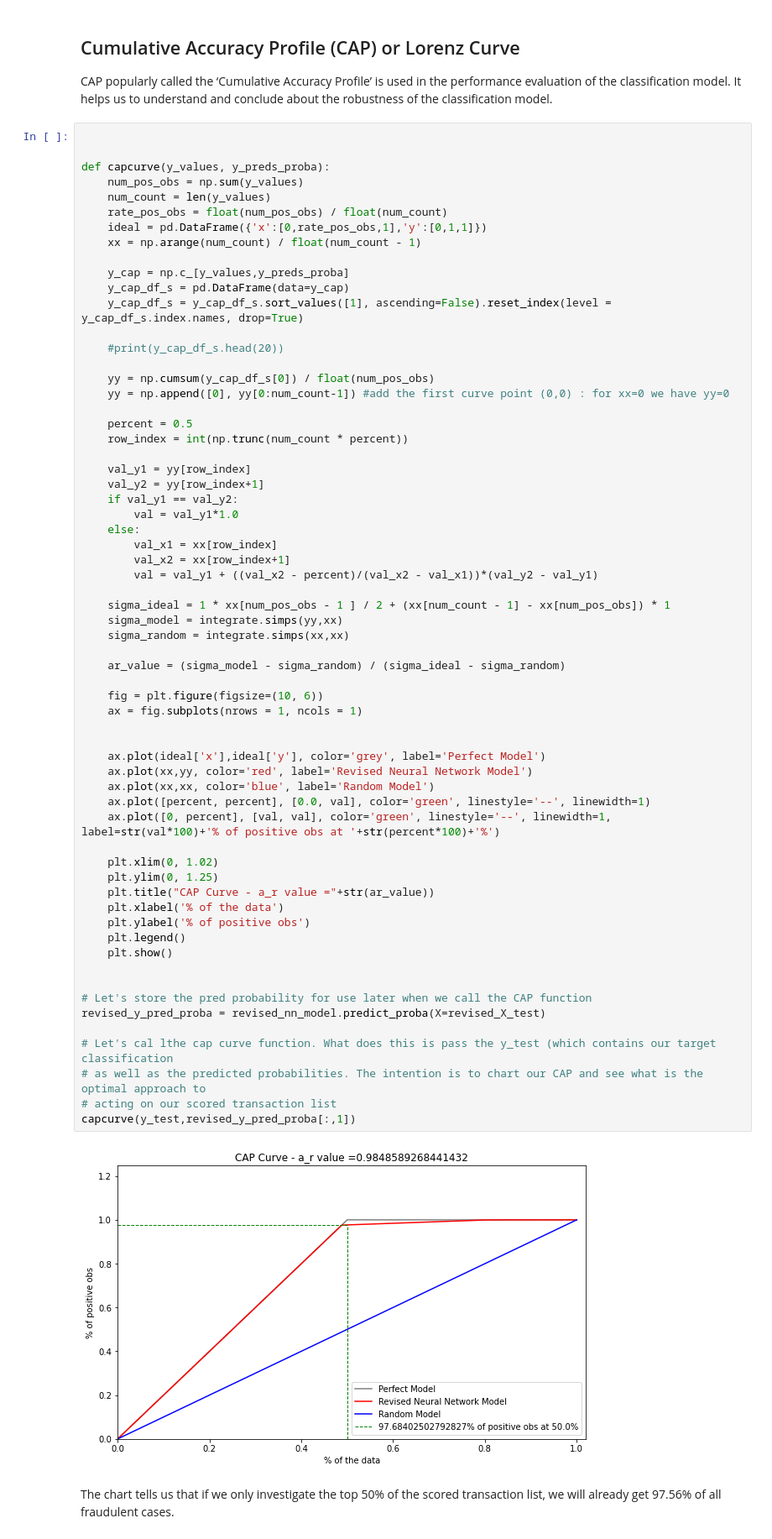
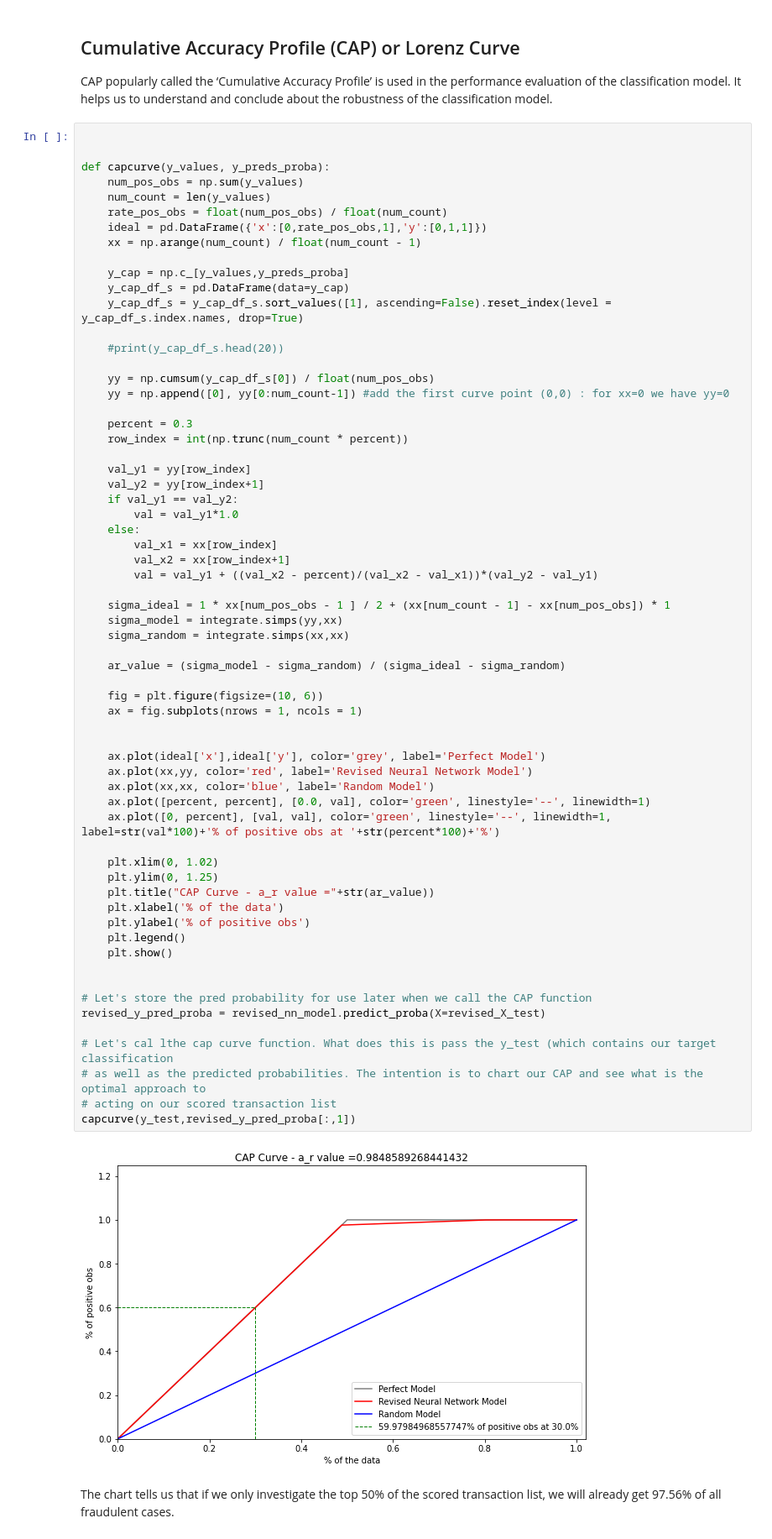
Before and after one commit to UPStat280/02-fraud-detection, a Jupyter notebook: fraud_detection.ipynb, the cells around one changed output. Shown at 84% size. Saved outputs shown, nothing was run; the diff lists cells and outputs as text.

```diff
--- a/fraud_detection.ipynb
+++ b/fraud_detection.ipynb
@@ -1028,7 +1042,7 @@ def capcurve(y_values, y_preds_proba):
     yy = np.cumsum(y_cap_df_s[0]) / float(num_pos_obs)
     yy = np.append([0], yy[0:num_count-1]) #add the first curve point (0,0) : for xx=0 we have yy=0
 
-    percent = 0.5
+    percent = 0.3
     row_index = int(np.trunc(num_count * percent))
 
     val_y1 = yy[row_index]
@@ -1046,34 +1060,34 @@ def capcurve(y_values, y_preds_proba):
 
     ar_value = (sigma_model - sigma_random) / (sigma_ideal - sigma_random)
 
     fig = plt.figure(figsize=(10, 6))
     ax = fig.subplots(nrows = 1, ncols = 1)
 
 
     ax.plot(ideal['x'],ideal['y'], color='grey', label='Perfect Model')
     ax.plot(xx,yy, color='red', label='Revised Neural Network Model')
     ax.plot(xx,xx, color='blue', label='Random Model')
     ax.plot([percent, percent], [0.0, val], color='green', linestyle='--', linewidth=1)
     ax.plot([0, percent], [val, val], color='green', linestyle='--', linewidth=1, label=str(val*100)+'% of positive obs at '+str(percent*100)+'%')
 
     plt.xlim(0, 1.02)
     plt.ylim(0, 1.25)
     plt.title("CAP Curve - a_r value ="+str(ar_value))
     plt.xlabel('% of the data')
     plt.ylabel('% of positive obs')
     plt.legend()
     plt.show()
 
 
 # Let's store the pred probability for use later when we call the CAP function
 revised_y_pred_proba = revised_nn_model.predict_proba(X=revised_X_test)
 
 # Let's cal lthe cap curve function. What does this is pass the y_test (which contains our target classification
 # as well as the predicted probabilities. The intention is to chart our CAP and see what is the optimal approach to
 # acting on our scored transaction list
 capcurve(y_test,revised_y_pred_proba[:,1])
 # %% [output]
-[figure, old version]
+[figure, new version]
 # %% [markdown]
 The chart tells us that if we only investigate the top 50% of the scored transaction list, we will already get 97.56% of all fraudulent cases.
 # %%
```
Also changed, not shown: parts of 6 cells of this notebook.
